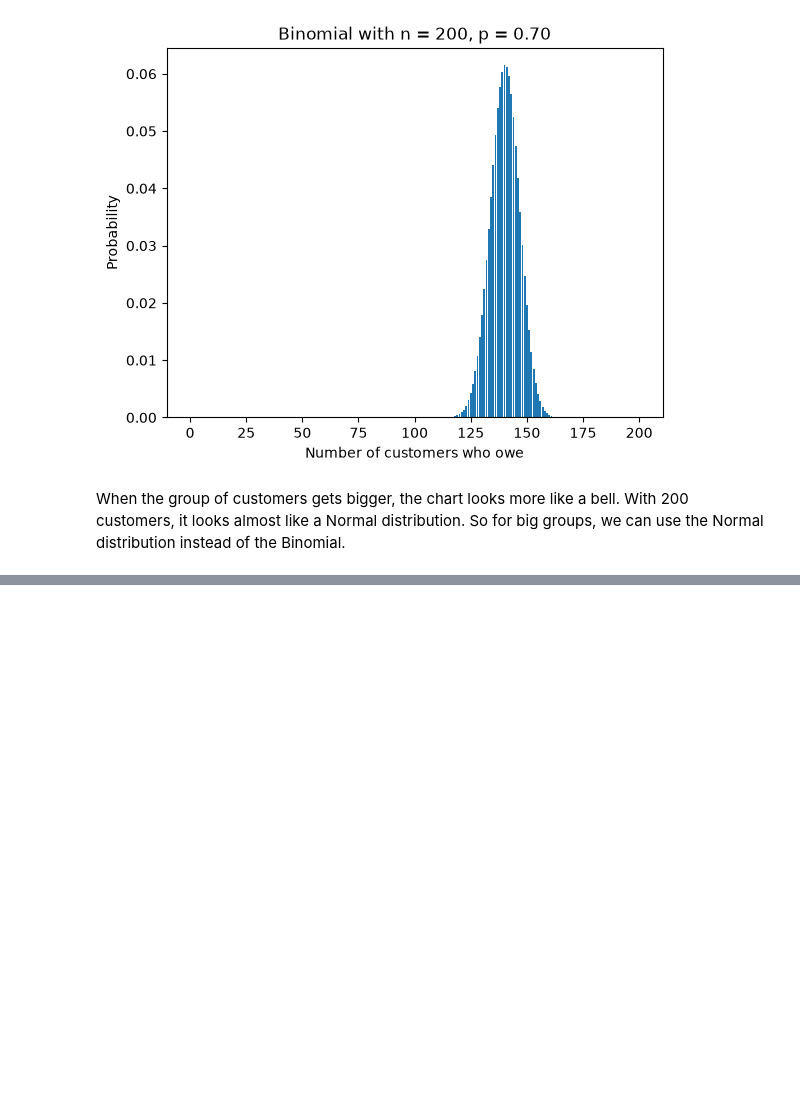
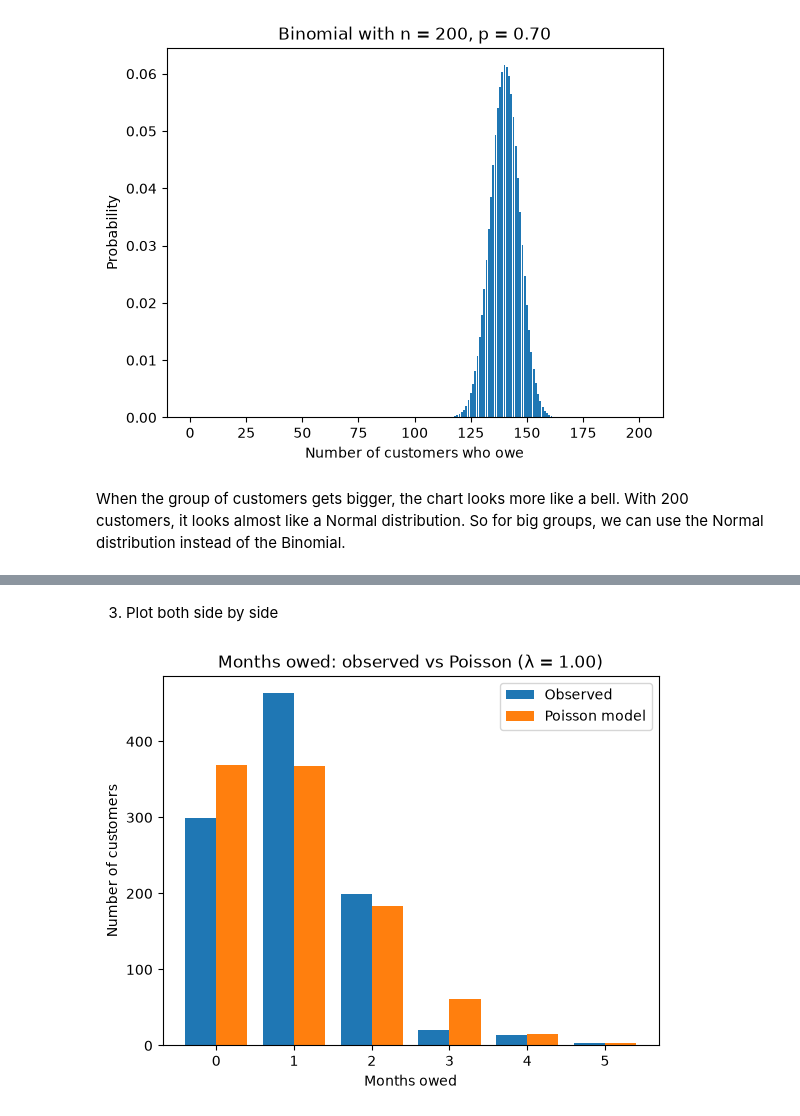
Before and after one commit to mafs794/payments-statistical-techniques-ca1, a Jupyter notebook: ca1.ipynb, the cells around one changed output, grey strips where cells are left out. Cells and saved outputs as stored; diff of their text form; code cells hidden in the pictures; blank space fills up the shorter version.

Commit message:
Normal distibution and comparison

```diff
--- a/ca1.ipynb
+++ b/ca1.ipynb
@@ -683,0 +692,4 @@ When the group of customers gets bigger, the chart looks more like a bell. With
+# %%
+lam = process_data["months_owed"].mean()
+print("λ (mean) =", round(lam, 2))
+print("Variance =", round(process_data["months_owed"].var(), 2))
@@ -683,0 +701,7 @@ When the group of customers gets bigger, the chart looks more like a bell. With
+# %%
+k = np.arange(0, 6)
+observed = process_data["months_owed"].value_counts().sort_index()
+expected = stats.poisson.pmf(k, lam) * len(process_data)
+
+comparison = pd.DataFrame({"observed": observed, "expected": expected.round(0)}, index=k)
+comparison
@@ -683,0 +716,12 @@ When the group of customers gets bigger, the chart looks more like a bell. With
+# %% [markdown]
+3. Plot both side by side
+# %%
+plt.bar(k - 0.2, comparison["observed"], width=0.4, label="Observed")
+plt.bar(k + 0.2, comparison["expected"], width=0.4, label="Poisson model")
+plt.xlabel("Months owed")
+plt.ylabel("Number of customers")
+plt.title(f"Months owed: observed vs Poisson (λ = {lam:.2f})")
+plt.legend()
+plt.show()
+# %% [output]
+[figure, added]
```
Also changed, not shown: parts of 31 cells of this notebook.
